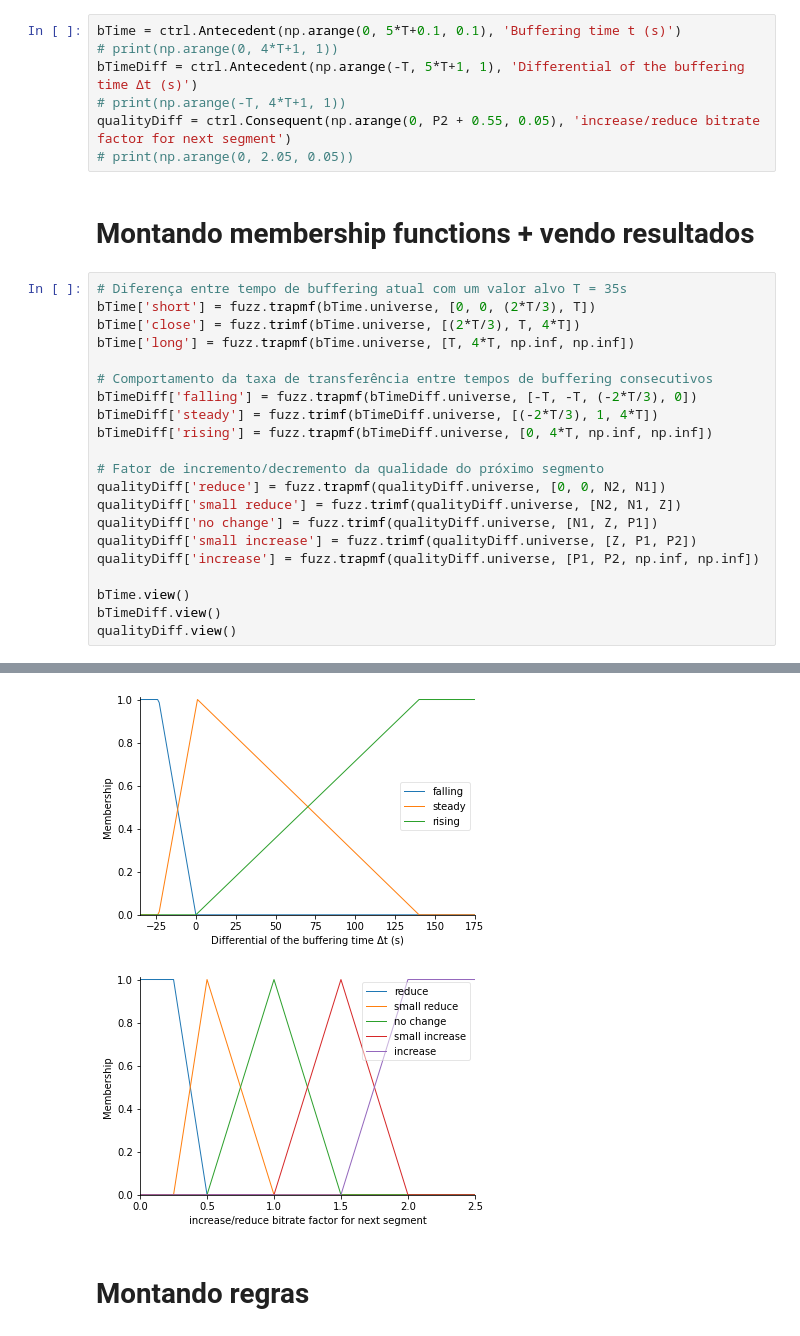
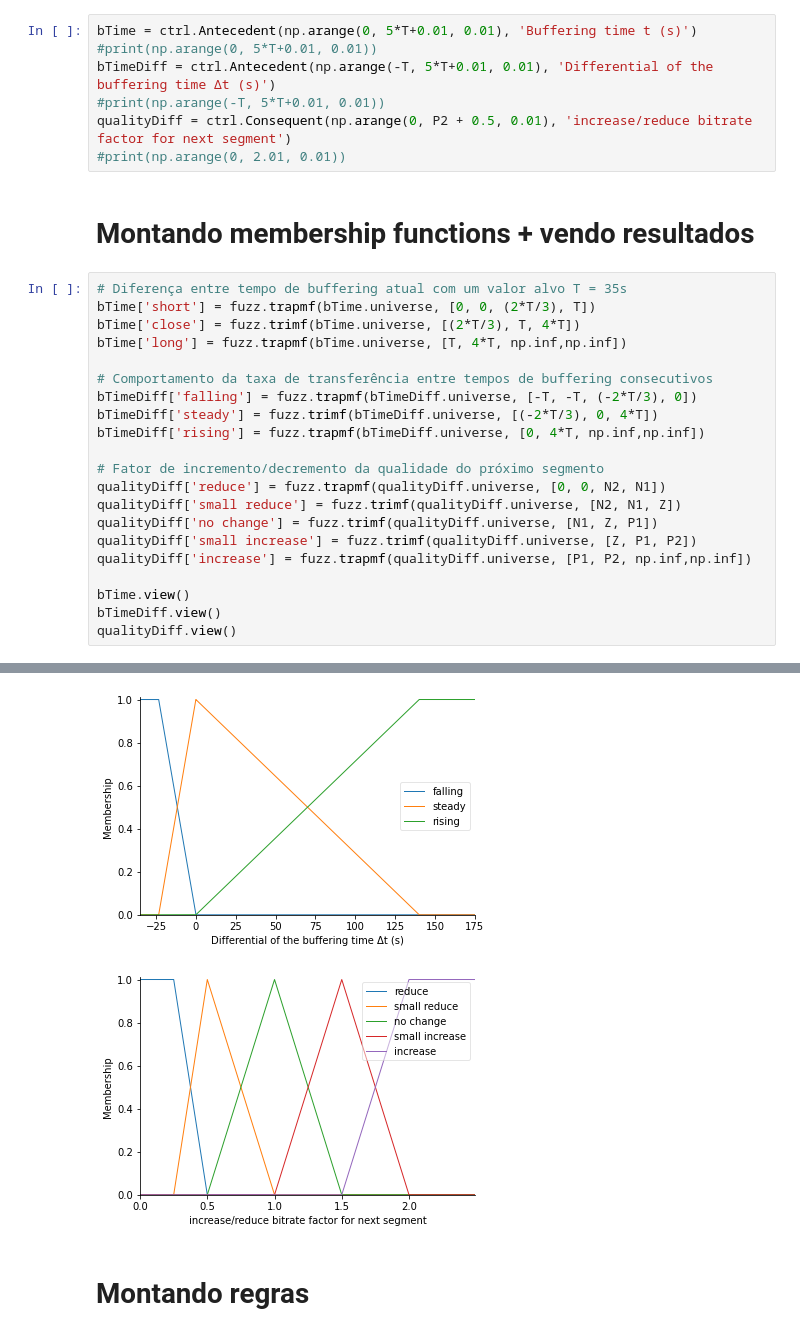
Before and after one commit to capelaum/TR2-ABR-Algorithm, a Jupyter notebook: FuzzyExample/FuzzyExample.ipynb, the cells around one changed output, grey strips where cells are left out. Cells and saved outputs as stored; diff of their text form.

```diff
--- a/FuzzyExample/FuzzyExample.ipynb
+++ b/FuzzyExample/FuzzyExample.ipynb
@@ -16,39 +16,39 @@ P2 = 2      # Aumentar
 # %% [markdown]
 # Declarando antecedentes e consequentes (universos)
 # %%
-bTime = ctrl.Antecedent(np.arange(0, 5*T+0.1, 0.1), 'Buffering time t (s)')
-# print(np.arange(0, 4*T+1, 1))
-bTimeDiff = ctrl.Antecedent(np.arange(-T, 5*T+1, 1), 'Differential of the buffering time Δt (s)')
-# print(np.arange(-T, 4*T+1, 1))
-qualityDiff = ctrl.Consequent(np.arange(0, P2 + 0.55, 0.05), 'increase/reduce bitrate factor for next segment')
-# print(np.arange(0, 2.05, 0.05))
+bTime = ctrl.Antecedent(np.arange(0, 5*T+0.01, 0.01), 'Buffering time t (s)')
+#print(np.arange(0, 5*T+0.01, 0.01))
+bTimeDiff = ctrl.Antecedent(np.arange(-T, 5*T+0.01, 0.01), 'Differential of the buffering time Δt (s)')
+#print(np.arange(-T, 5*T+0.01, 0.01))
+qualityDiff = ctrl.Consequent(np.arange(0, P2 + 0.5, 0.01), 'increase/reduce bitrate factor for next segment')
+#print(np.arange(0, 2.01, 0.01))
 # %% [markdown]
 # Montando membership functions + vendo resultados
 # %%
 # Diferença entre tempo de buffering atual com um valor alvo T = 35s
 bTime['short'] = fuzz.trapmf(bTime.universe, [0, 0, (2*T/3), T])
 bTime['close'] = fuzz.trimf(bTime.universe, [(2*T/3), T, 4*T])
-bTime['long'] = fuzz.trapmf(bTime.universe, [T, 4*T, np.inf, np.inf])
+bTime['long'] = fuzz.trapmf(bTime.universe, [T, 4*T, np.inf,np.inf])
 
 # Comportamento da taxa de transferência entre tempos de buffering consecutivos
 bTimeDiff['falling'] = fuzz.trapmf(bTimeDiff.universe, [-T, -T, (-2*T/3), 0])
-bTimeDiff['steady'] = fuzz.trimf(bTimeDiff.universe, [(-2*T/3), 1, 4*T])
-bTimeDiff['rising'] = fuzz.trapmf(bTimeDiff.universe, [0, 4*T, np.inf, np.inf])
+bTimeDiff['steady'] = fuzz.trimf(bTimeDiff.universe, [(-2*T/3), 0, 4*T])
+bTimeDiff['rising'] = fuzz.trapmf(bTimeDiff.universe, [0, 4*T, np.inf,np.inf])
 
 # Fator de incremento/decremento da qualidade do próximo segmento
 qualityDiff['reduce'] = fuzz.trapmf(qualityDiff.universe, [0, 0, N2, N1])
 qualityDiff['small reduce'] = fuzz.trimf(qualityDiff.universe, [N2, N1, Z])
 qualityDiff['no change'] = fuzz.trimf(qualityDiff.universe, [N1, Z, P1])
 qualityDiff['small increase'] = fuzz.trimf(qualityDiff.universe, [Z, P1, P2])
-qualityDiff['increase'] = fuzz.trapmf(qualityDiff.universe, [P1, P2, np.inf, np.inf])
+qualityDiff['increase'] = fuzz.trapmf(qualityDiff.universe, [P1, P2, np.inf,np.inf])
 
 bTime.view()
 bTimeDiff.view()
 qualityDiff.view()
 # %% [output]
 [figure]
 [figure]
-[figure, old version]
+[figure, new version]
 # %% [markdown]
 # Montando regras
 # %%
```
Also changed, not shown: parts of 2 cells of this notebook, 1 other file.
